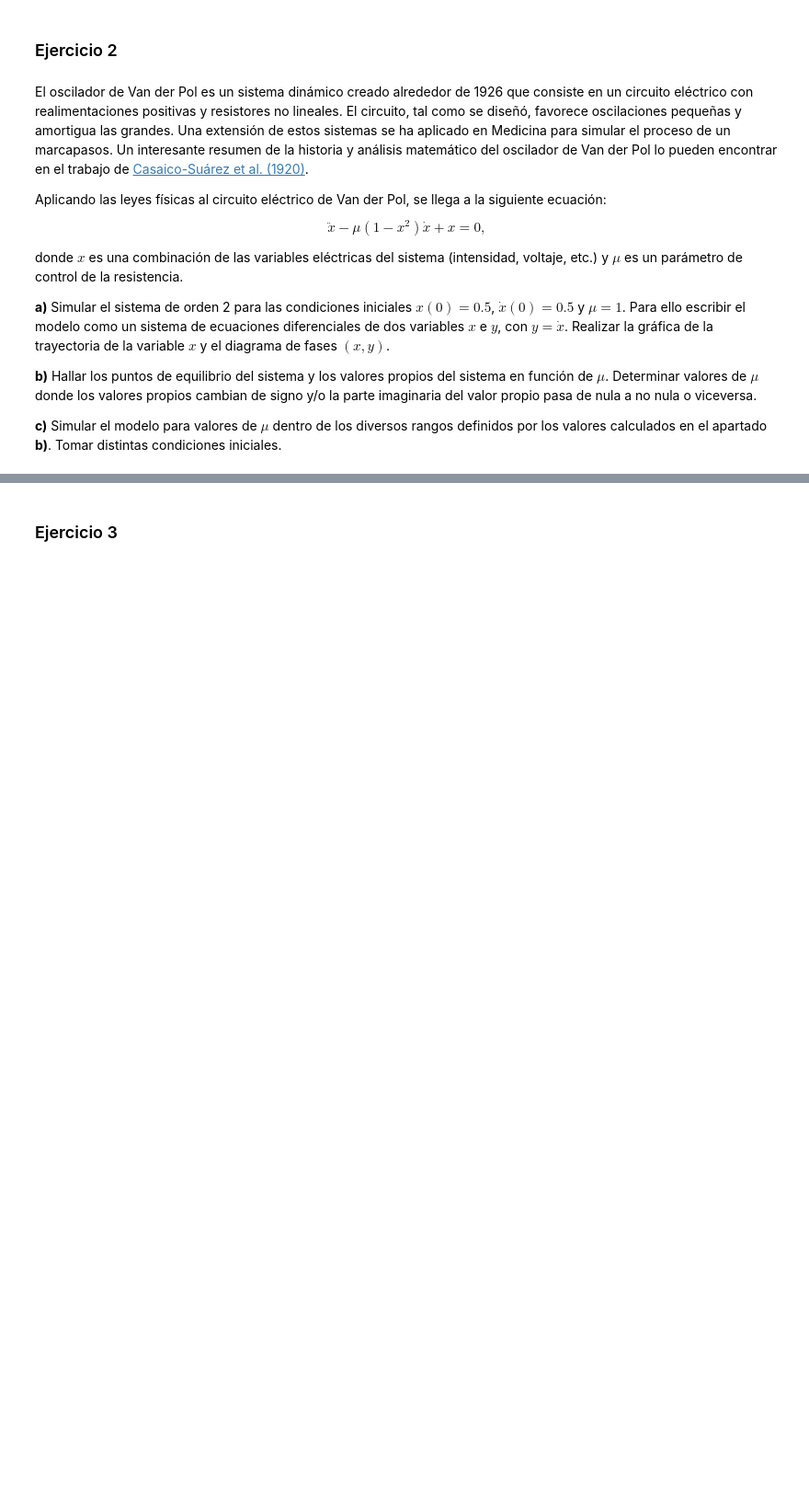
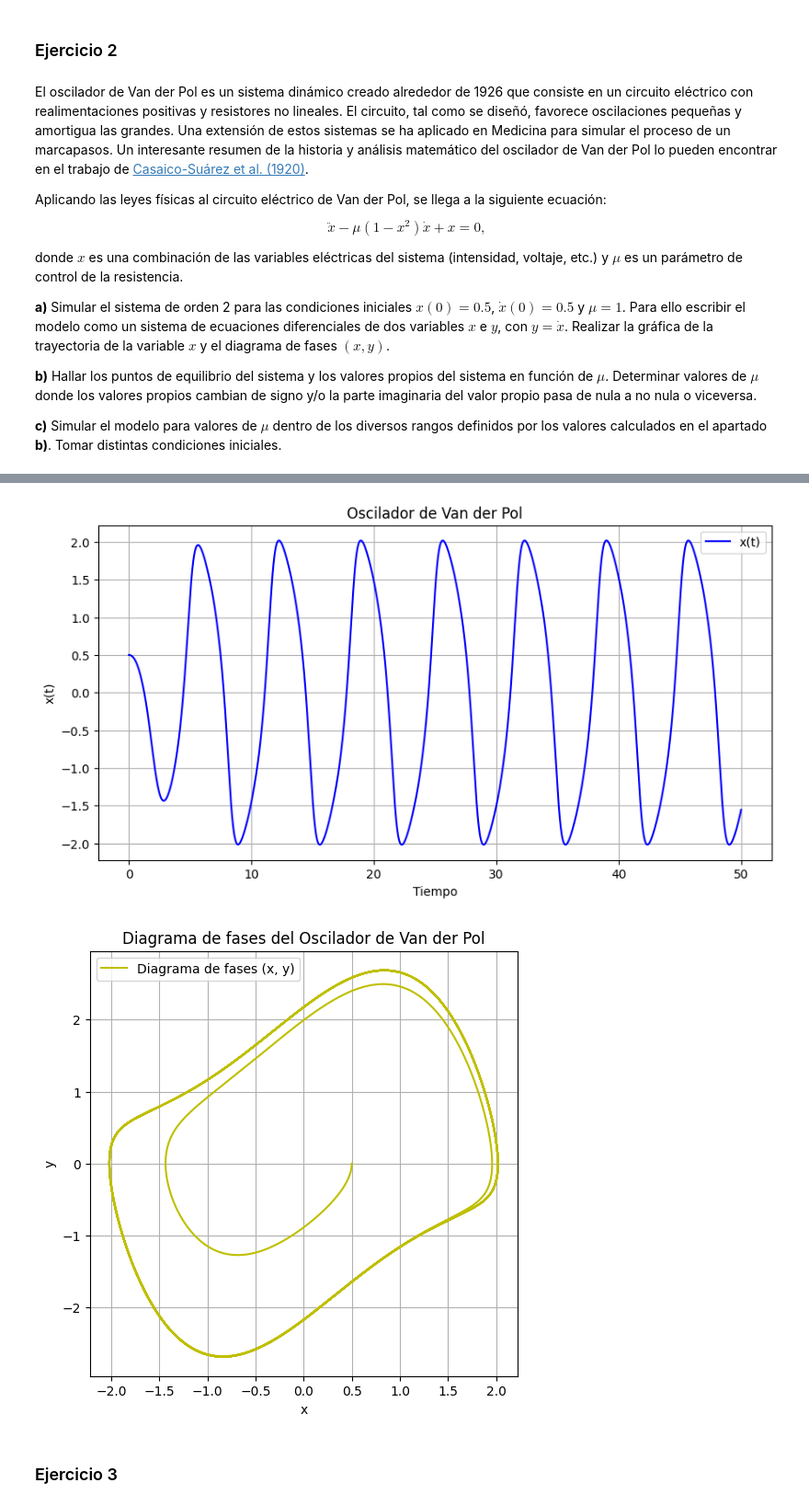
Before and after one commit to Davidgrcdz/SACSE-Practicas, a Jupyter notebook: Ejercicios/Ejercicios_det2_prop.ipynb, the cells around one changed output, grey strips where cells are left out. Shown at 92% size. Cells and saved outputs as stored; diff of their text form; code cells hidden in the pictures; blank space fills up the shorter version.

```diff
--- a/Ejercicios/Ejercicios_det2_prop.ipynb
+++ b/Ejercicios/Ejercicios_det2_prop.ipynb
@@ -229,3 +239,53 @@ donde $x$ es una combinación de las variables eléctricas del sistema (intensid
+# %%
+import numpy as np
+
+initial_state = [0.5, 0]
+x_star0 = 0.5
+mu = 1
+t_span = [0, 50]
+t_eval = np.linspace(t_span[0], t_span[1], 10000)
+
+# Sistema de Van der Pol (convertido en sistema de primer orden)
+def sys(t, x, mu):
+    x, y = x
+    dxdt = y
+    dydt = mu * (1 - x**2) * y - x
+    return [dxdt, dydt]
+
+def solveODE_euler(f, x0, t, args=()):
+    n = len(t)
+    dim = len(x0)
+    x = np.zeros((n, dim))
+    x[0] = x0
+    for i in range(n - 1):
+        dxdt = f(t[i], x[i], *args)
+        x[i+1] = x[i] + (t[i+1] - t[i]) * np.array(dxdt)
+    return x
+
+sol = solveODE_euler(sys, initial_state, t_eval, args=(mu,))
+
+# Graficar la trayectoria de x en función del tiempo
+plt.figure(figsize=(10, 5))
+plt.plot(t_eval, sol[:, 0], label='x(t)', color='b')
+plt.xlabel('Tiempo')
+plt.ylabel('x(t)')
+plt.title('Oscilador de Van der Pol')
+plt.grid(True)
+plt.legend()
+
+# Graficar el diagrama de fases (x, y)
+plt.figure(figsize=(6, 6))
+plt.plot(sol[:, 0], sol[:, 1], label='Diagrama de fases (x, y)', color='y')
+plt.xlabel('x')
+plt.ylabel('y')
+plt.title('Diagrama de fases del Oscilador de Van der Pol')
+plt.grid(True)
+plt.legend()
+
+plt.show()
+# %% [output]
+[figure, added]
+[figure, added]
 # %% [markdown]
 ### Ejercicio 3
 # %% [markdown]
```
Also changed, not shown: parts of 1 cell of this notebook.
